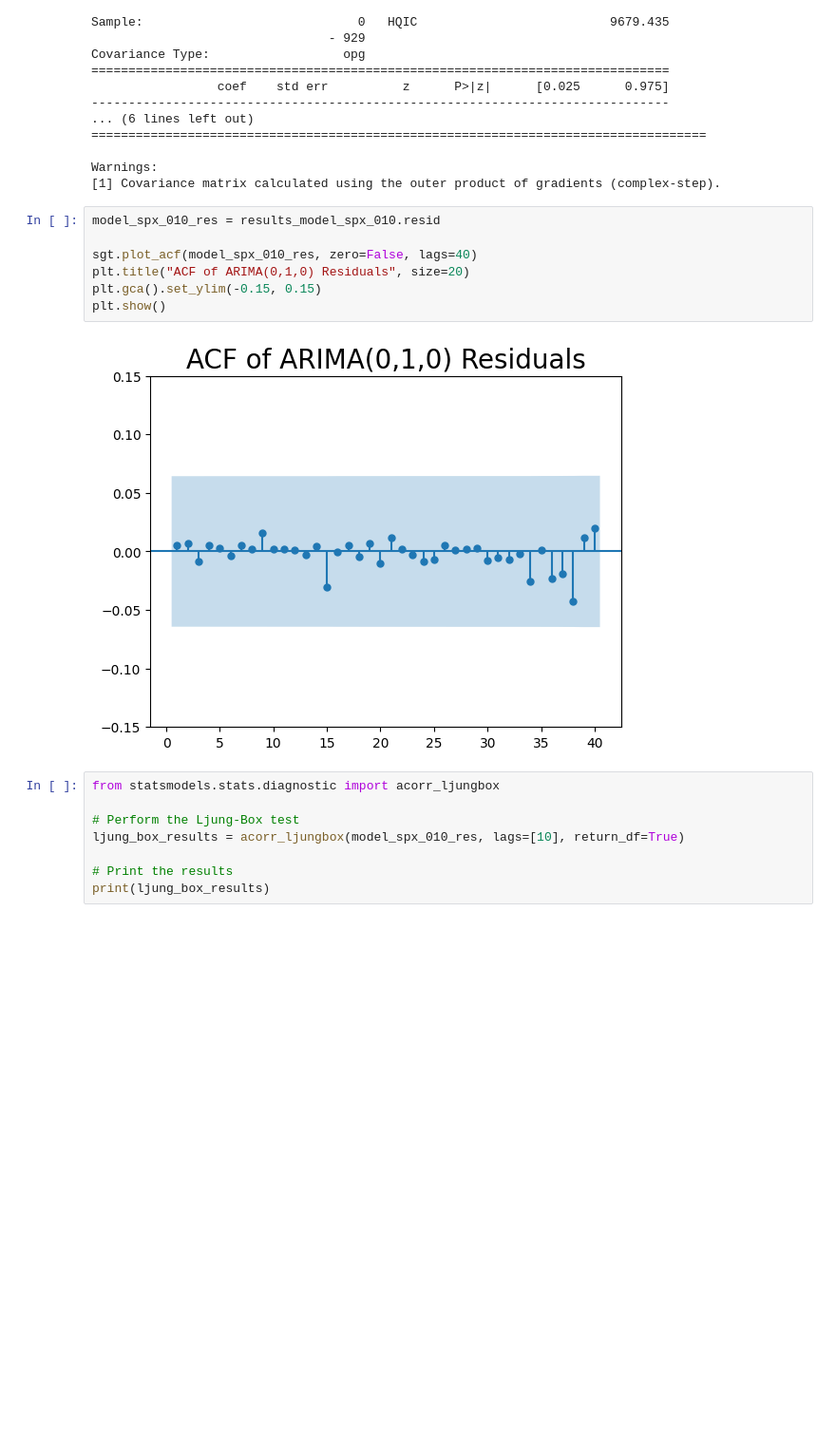
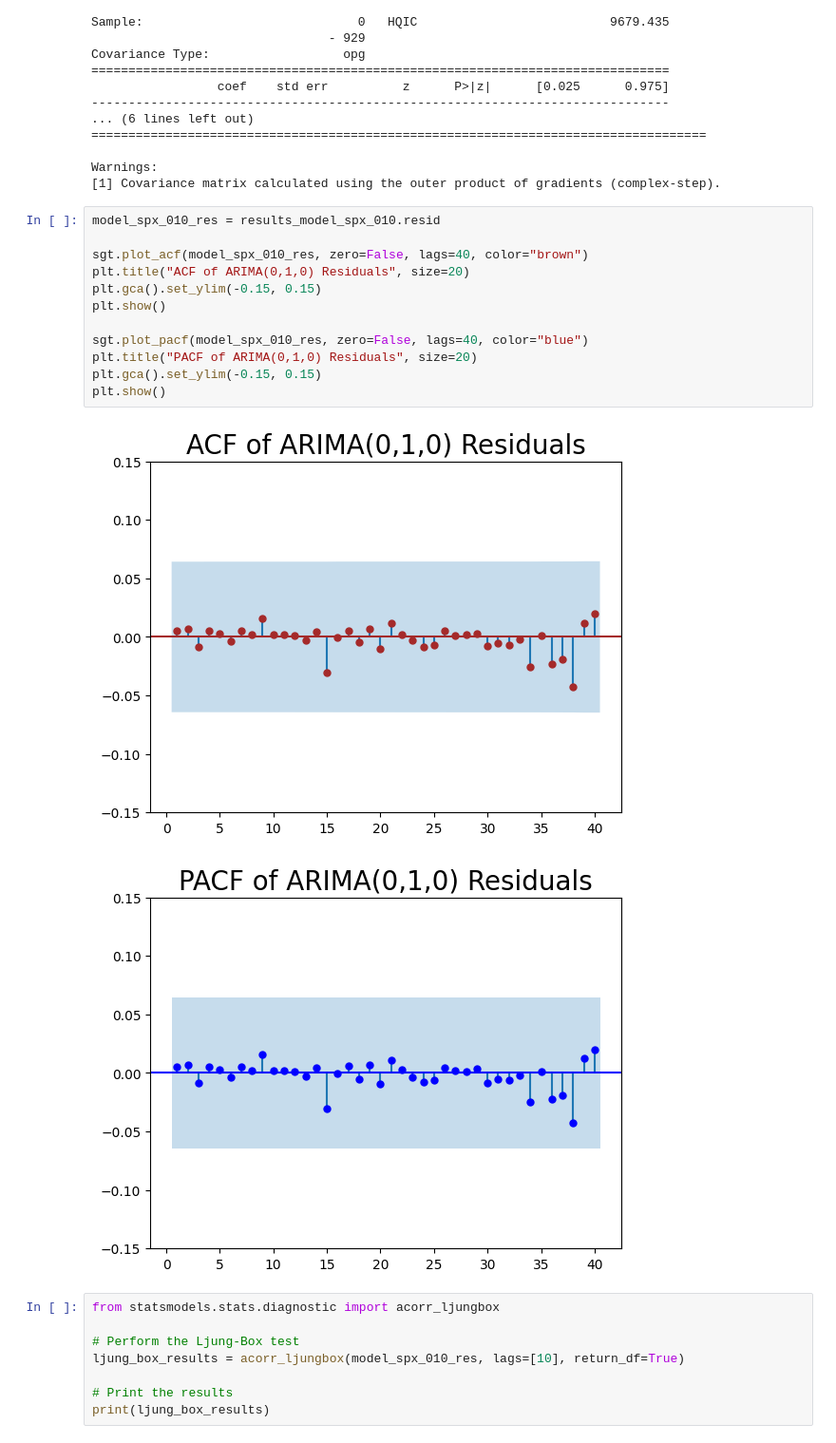
Before and after one commit to hivan04/spx_price_forecast, a Jupyter notebook: SPX_ARIMA.ipynb, the cells around one changed output. Shown at 95% size. Saved outputs shown, nothing was run; the diff lists cells and outputs as text; blank space fills up the shorter version.

```diff
--- a/SPX_ARIMA.ipynb
+++ b/SPX_ARIMA.ipynb
@@ -273,12 +273,18 @@ Warnings:
 # %%
 model_spx_010_res = results_model_spx_010.resid
 
-sgt.plot_acf(model_spx_010_res, zero=False, lags=40)
+sgt.plot_acf(model_spx_010_res, zero=False, lags=40, color="brown")
 plt.title("ACF of ARIMA(0,1,0) Residuals", size=20)
 plt.gca().set_ylim(-0.15, 0.15)
 plt.show()
+
+sgt.plot_pacf(model_spx_010_res, zero=False, lags=40, color="blue")
+plt.title("PACF of ARIMA(0,1,0) Residuals", size=20)
+plt.gca().set_ylim(-0.15, 0.15)
+plt.show()
 # %% [output]
-[figure, old version]
+[figure, new version]
+[figure, added]
 # %%
 from statsmodels.stats.diagnostic import acorr_ljungbox
 
```
